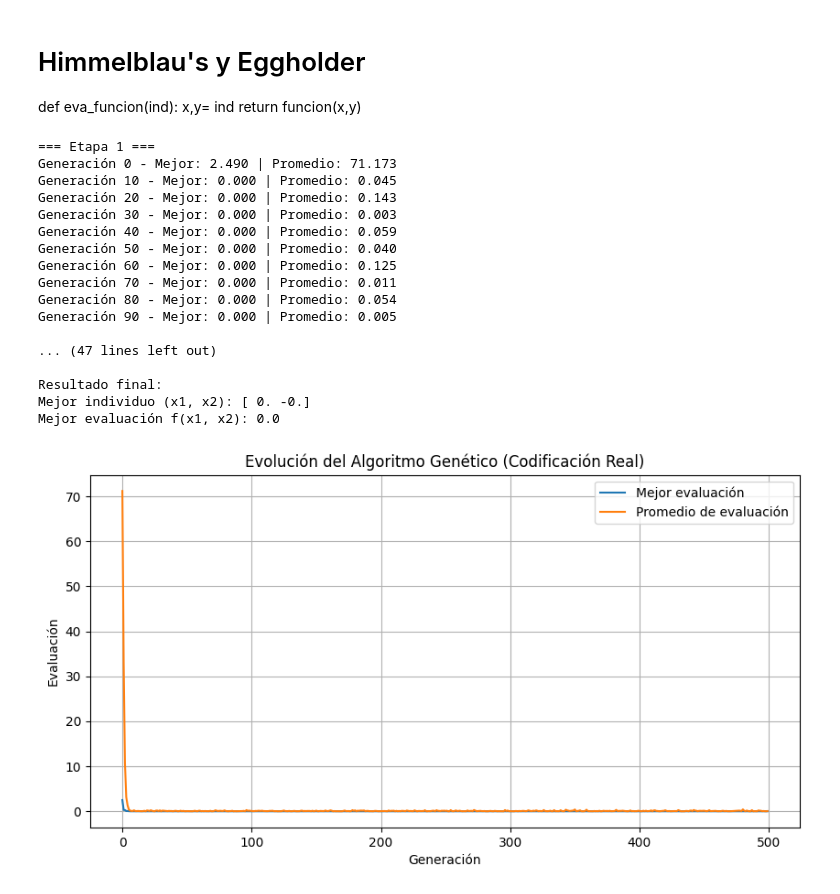
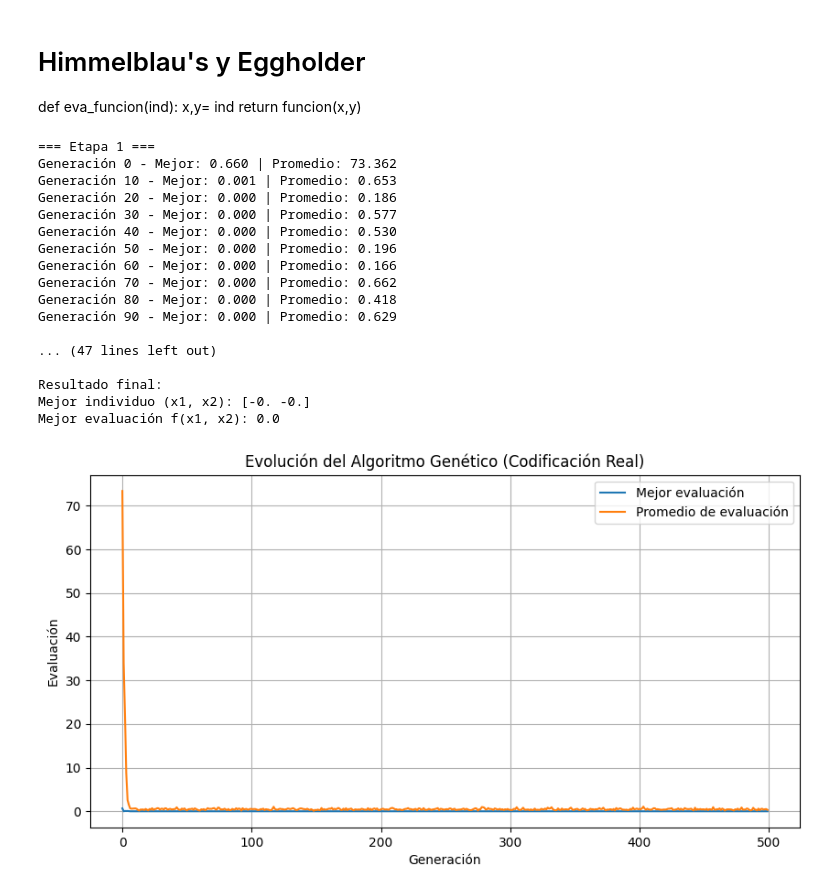
Before and after one commit to PabloBenitezR/C-mputo-Evolutivo, a Jupyter notebook: Codificación/Cod Real.ipynb, the cells around one changed output. Saved outputs shown, nothing was run; the diff lists cells and outputs as text; code cells hidden in the pictures.

```diff
--- a/Codificación/Cod Real.ipynb
+++ b/Codificación/Cod Real.ipynb
@@ -21,10 +21,9 @@ a = -10            # valor mínimo de x
 b = 10             # valor máximo de x
 decimales = 3        # número de decimales
 n = 2              # variables a considerar
-t = m * n          # total de bits
 epsilon = 1e-6     # cota de selección
 proba_cruza = 0.8  # probabilidad de cruza
-proba_muta = 1/t   # probabilidad de mutación
+proba_muta = 0.2   # probabilidad de mutación
 generaciones = 100  # número de generaciones
 etapas = 5        # número de etapas
 # %% [markdown]
@@ -81,7 +80,7 @@ proba_muta = 1/t   # probabilidad de mutación
 generaciones = 100  # número de generaciones
 etapas = 5        # número de etapas
 # %%
-def gen_pop_real(pob_size, n, a, b):
+def gen_pop(pob_size, n, a, b):
     return np.round(np.random.uniform(a, b, (pob_size, n)), decimals=decimales)
 # %% [markdown]
 En ésta parte también se diferencia la evaluación de la función
@@ -114,16 +122,9 @@ def cruzar(padre1, padre2, prob_cruza):
 # %%
-# %% Mutación gaussiana
-def mutar(ind, prob_muta, a, b):
-    mutante = ind.copy()
-    for i in range(len(mutante)):
-        if np.random.rand() < prob_muta:
-            mutante[i] += np.random.normal(0, 1)  # Perturbación gaussiana
-            mutante[i] = np.clip(mutante[i], a, b)  # Mantener dentro del rango
-    return np.round(mutante, decimals=decimales)
+
 
 # %% Algoritmo Genético con codificación real
-def AG_real(pob_size, n, a, b, decimales, epsilon, proba_cruza, proba_muta, etapas, generaciones):
-    pob = gen_pop_real(pob_size, n, a, b)
+def AG(pob_size, n, a, b, decimales, epsilon, proba_cruza, proba_muta, etapas, generaciones):
+    pob = gen_pop(pob_size, n, a, b)
 
     mejor_hijo = None
     mejor_aptitud = np.inf
@@ -162,43 +163,43 @@ def AG_real(pob_size, n, a, b, decimales, epsilon, proba_cruza, proba_muta, etap
     return mejor_hijo, mejor_aptitud, h, h_pp
 
 # %% Ejecutar el algoritmo genético
 def main():
-    mejor_ind, mejor_apt, h, h_pp = AG_real(
+    mejor_ind, mejor_apt, h, h_pp = AG(
         pob_size, n, a, b, decimales, epsilon, proba_cruza, proba_muta,
         etapas, generaciones)
 
     print("\nResultado final:")
     print("Mejor individuo (x1, x2):", mejor_ind)
     print("Mejor evaluación f(x1, x2):", round(mejor_apt, decimales))
 
     plt.figure(figsize=(10, 5))
     plt.plot(h, label="Mejor evaluación")
     plt.plot(h_pp, label="Promedio de evaluación")
     plt.xlabel("Generación")
     plt.ylabel("Evaluación")
     plt.title("Evolución del Algoritmo Genético (Codificación Real)")
     plt.legend()
     plt.grid(True)
     plt.show()
 
 if __name__ == "__main__":
     main()
 # %% [output]
 === Etapa 1 ===
-Generación 0 - Mejor: 2.490 | Promedio: 71.173
-Generación 10 - Mejor: 0.000 | Promedio: 0.045
-Generación 20 - Mejor: 0.000 | Promedio: 0.143
-Generación 30 - Mejor: 0.000 | Promedio: 0.003
-Generación 40 - Mejor: 0.000 | Promedio: 0.059
-Generación 50 - Mejor: 0.000 | Promedio: 0.040
-Generación 60 - Mejor: 0.000 | Promedio: 0.125
-Generación 70 - Mejor: 0.000 | Promedio: 0.011
-Generación 80 - Mejor: 0.000 | Promedio: 0.054
-Generación 90 - Mejor: 0.000 | Promedio: 0.005
+Generación 0 - Mejor: 0.660 | Promedio: 73.362
+Generación 10 - Mejor: 0.001 | Promedio: 0.653
+Generación 20 - Mejor: 0.000 | Promedio: 0.186
+Generación 30 - Mejor: 0.000 | Promedio: 0.577
+Generación 40 - Mejor: 0.000 | Promedio: 0.530
+Generación 50 - Mejor: 0.000 | Promedio: 0.196
+Generación 60 - Mejor: 0.000 | Promedio: 0.166
+Generación 70 - Mejor: 0.000 | Promedio: 0.662
+Generación 80 - Mejor: 0.000 | Promedio: 0.418
+Generación 90 - Mejor: 0.000 | Promedio: 0.629
 
 ... (47 lines left out)
 
 Resultado final:
-Mejor individuo (x1, x2): [ 0. -0.]
+Mejor individuo (x1, x2): [-0. -0.]
 Mejor evaluación f(x1, x2): 0.0
-[figure, old version]
+[figure, new version]
```
Also changed, not shown: parts of 3 cells of this notebook, 19 other files.
